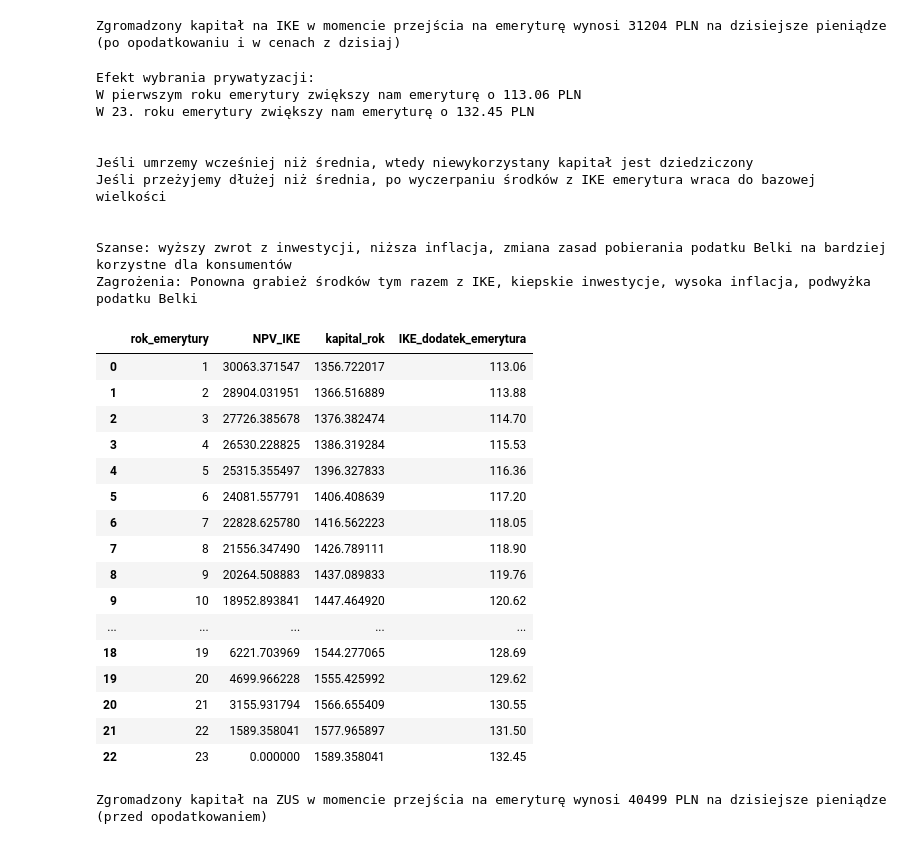
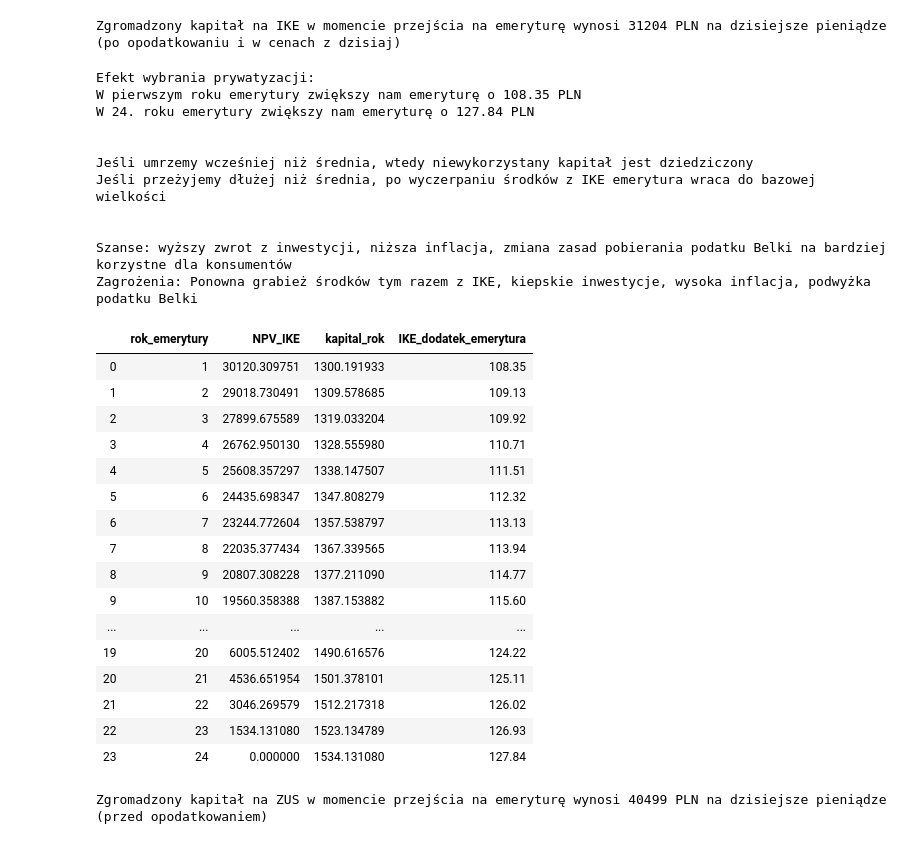
Before and after one commit to mwrabel/ofe-decision, a Jupyter notebook: ofe_czy_ike.ipynb, the cells around one changed output. Cells and saved outputs as stored; diff of their text form; code cells hidden in the pictures.

```diff
--- a/ofe_czy_ike.ipynb
+++ b/ofe_czy_ike.ipynb
@@ -13,18 +13,19 @@ stawka_pit = 0.17  # na emeryturze
 waloryzacja_emerytur = inflacja + 0.2*0.04  # oficjalna inflacja + 20% realnego wzrostu gospodarczego
 
 # Zmienna dla konkretnego przypadku
-prognozowana_emerytura_brutto = 1900
+prognozowana_emerytura_brutto = 3000
 skladka_zdrowotna = prognozowana_emerytura_brutto * 0.09
 zaliczka_pit = prognozowana_emerytura_brutto * stawka_pit - 556.02/12 - prognozowana_emerytura_brutto * 0.0775
 prognozowana_emerytura_netto = prognozowana_emerytura_brutto - skladka_zdrowotna - zaliczka_pit
 efektywna_stawka_opodatkowania = 1 - prognozowana_emerytura_netto / prognozowana_emerytura_brutto
 
 # TODO zmienny efektywny pit - (inflacja rośnie, to podatek się zmienia)
-ofe = 11500
-do_emerytury = 13
-lat_na_emeryturze = 18+5  # https://www.money.pl/emerytury/emerytury-gus-ma-jednoczesnie-dobra-i-zla-wiadomosc-dane-dotycza-sredniej-dlugosci-zycia-6363469538014849a.html
-oczekiwana_dlugosc_zycia = 77 # https://stat.gov.pl/obszary-tematyczne/ludnosc/trwanie-zycia/trwanie-zycia-w-2018-r-,2,13.html
-oczekiwana_liczba_lat_na_emeryturze = oczekiwana_dlugosc_zycia - 65
+ofe = 32000
+kobieta = 1
+do_emerytury = 9
+lat_na_emeryturze_wg_zus = 18+5*kobieta  # https://www.money.pl/emerytury/emerytury-gus-ma-jednoczesnie-dobra-i-zla-wiadomosc-dane-dotycza-sredniej-dlugosci-zycia-6363469538014849a.html
+oczekiwana_dlugosc_zycia = 84  # jesli dozyje do emerytury  # https://stat.gov.pl/obszary-tematyczne/ludnosc/trwanie-zycia/trwanie-zycia-w-2018-r-,2,13.html
+oczekiwana_liczba_lat_na_emeryturze = oczekiwana_dlugosc_zycia - 65 + 5*kobieta
 # %%
 # Historyczne wartości waloryzacji kapitału zgromadzonego w ZUS
 hist_waloryzacja = [1.1272, 1.0668, 1.0190, 1.0200, 1.0363, 1.0555, 1.0690, 1.1285, 1.1626, 1.0722, 1.0398, 1.0518, 1.0468, 1.0454, 1.0206, 1.0537, 1.0637, 1.0868, 1.0920]
@@ -53,63 +54,63 @@ print("Zgromadzony kapitał na IKE w momencie przejścia na emeryturę wynosi %d
 Zgromadzony kapitał na IKE w momencie przejścia na emeryturę wynosi 31204 PLN na dzisiejsze pieniądze (po opodatkowaniu i w cenach z dzisiaj)
 # %%
 # Etap 2: Po emeryturze
-projekcja_IKE = pd.Series(range(1, lat_na_emeryturze + 1), name='rok_emerytury').to_frame()
+projekcja_IKE = pd.Series(range(1, oczekiwana_liczba_lat_na_emeryturze + 1), name='rok_emerytury').to_frame()
 
 NPV_IKE_dyn = NPV_IKE
 NPV_IKE_list = list()
 kapital_rok = list()
 
 # Zakładamy, że na emeryturze kapitał pracuje nam na bezpiecznej lokacie (opodatkowanej podatkiem Belki)
-for rok in range(lat_na_emeryturze):
+for rok in range(oczekiwana_liczba_lat_na_emeryturze):
     # Kapitał wypłacamy sobie proporcjonalnie do pozostałych lat na emeryturze - np. pozostało nam (statystycznie) 5 lat, więc wypłacamy sobie 1/5 tego co zostało
-    kapital_rok.append(NPV_IKE_dyn / (lat_na_emeryturze - rok))
+    kapital_rok.append(NPV_IKE_dyn / (oczekiwana_liczba_lat_na_emeryturze - rok))
     # w międzyczasie, kapitał, który pozostał inwestujemy, ale zżera go nam też inflacja
-    NPV_IKE_dyn = (NPV_IKE_dyn - NPV_IKE_dyn/(lat_na_emeryturze - rok)) * (1 + r*(1-belka)) / (1+inflacja)
+    NPV_IKE_dyn = (NPV_IKE_dyn - NPV_IKE_dyn/(oczekiwana_liczba_lat_na_emeryturze - rok)) * (1 + r*(1-belka)) / (1+inflacja)
     NPV_IKE_list.append(NPV_IKE_dyn)
 
 projekcja_IKE['NPV_IKE'] = NPV_IKE_list
 projekcja_IKE['kapital_rok'] = kapital_rok
 projekcja_IKE['IKE_dodatek_emerytura'] = round(projekcja_IKE['kapital_rok']/12, 2)
 
 print("Efekt wybrania prywatyzacji:")
 print("W pierwszym roku emerytury zwiększy nam emeryturę o {} PLN".format(projekcja_IKE['IKE_dodatek_emerytura'].iloc[0]))
 print("W {}. roku emerytury zwiększy nam emeryturę o {} PLN".format(projekcja_IKE.shape[0], projekcja_IKE['IKE_dodatek_emerytura'].iloc[projekcja_IKE.shape[0]-1]))
 print("\n")
 print("Jeśli umrzemy wcześniej niż średnia, wtedy niewykorzystany kapitał jest dziedziczony")
 print("Jeśli przeżyjemy dłużej niż średnia, po wyczerpaniu środków z IKE emerytura wraca do bazowej wielkości")
 print("\n")
 print("Szanse: wyższy zwrot z inwestycji, niższa inflacja, zmiana zasad pobierania podatku Belki na bardziej korzystne dla konsumentów")
 print("Zagrożenia: Ponowna grabież środków tym razem z IKE, kiepskie inwestycje, wysoka inflacja, podwyżka podatku Belki")
 projekcja_IKE
 # %% [output]
 Efekt wybrania prywatyzacji:
-W pierwszym roku emerytury zwiększy nam emeryturę o 113.06 PLN
-W 23. roku emerytury zwiększy nam emeryturę o 132.45 PLN
+W pierwszym roku emerytury zwiększy nam emeryturę o 108.35 PLN
+W 24. roku emerytury zwiększy nam emeryturę o 127.84 PLN
 
 
 Jeśli umrzemy wcześniej niż średnia, wtedy niewykorzystany kapitał jest dziedziczony
 Jeśli przeżyjemy dłużej niż średnia, po wyczerpaniu środków z IKE emerytura wraca do bazowej wielkości
 
 
 Szanse: wyższy zwrot z inwestycji, niższa inflacja, zmiana zasad pobierania podatku Belki na bardziej korzystne dla konsumentów
 Zagrożenia: Ponowna grabież środków tym razem z IKE, kiepskie inwestycje, wysoka inflacja, podwyżka podatku Belki
 |  | rok_emerytury | NPV_IKE | kapital_rok | IKE_dodatek_emerytura |
-| 0 | 1 | 30063.371547 | 1356.722017 | 113.06 |
-| 1 | 2 | 28904.031951 | 1366.516889 | 113.88 |
-| 2 | 3 | 27726.385678 | 1376.382474 | 114.70 |
-| 3 | 4 | 26530.228825 | 1386.319284 | 115.53 |
-| 4 | 5 | 25315.355497 | 1396.327833 | 116.36 |
-| 5 | 6 | 24081.557791 | 1406.408639 | 117.20 |
-| 6 | 7 | 22828.625780 | 1416.562223 | 118.05 |
-| 7 | 8 | 21556.347490 | 1426.789111 | 118.90 |
-| 8 | 9 | 20264.508883 | 1437.089833 | 119.76 |
-| 9 | 10 | 18952.893841 | 1447.464920 | 120.62 |
+| 0 | 1 | 30120.309751 | 1300.191933 | 108.35 |
+| 1 | 2 | 29018.730491 | 1309.578685 | 109.13 |
+| 2 | 3 | 27899.675589 | 1319.033204 | 109.92 |
+| 3 | 4 | 26762.950130 | 1328.555980 | 110.71 |
+| 4 | 5 | 25608.357297 | 1338.147507 | 111.51 |
+| 5 | 6 | 24435.698347 | 1347.808279 | 112.32 |
+| 6 | 7 | 23244.772604 | 1357.538797 | 113.13 |
+| 7 | 8 | 22035.377434 | 1367.339565 | 113.94 |
+| 8 | 9 | 20807.308228 | 1377.211090 | 114.77 |
+| 9 | 10 | 19560.358388 | 1387.153882 | 115.60 |
 | ... | ... | ... | ... | ... |
-| 18 | 19 | 6221.703969 | 1544.277065 | 128.69 |
-| 19 | 20 | 4699.966228 | 1555.425992 | 129.62 |
-| 20 | 21 | 3155.931794 | 1566.655409 | 130.55 |
-| 21 | 22 | 1589.358041 | 1577.965897 | 131.50 |
-| 22 | 23 | 0.000000 | 1589.358041 | 132.45 |
+| 19 | 20 | 6005.512402 | 1490.616576 | 124.22 |
+| 20 | 21 | 4536.651954 | 1501.378101 | 125.11 |
+| 21 | 22 | 3046.269579 | 1512.217318 | 126.02 |
+| 22 | 23 | 1534.131080 | 1523.134789 | 126.93 |
+| 23 | 24 | 0.000000 | 1534.131080 | 127.84 |
 # %%
 # Wariant 2: Przeniesienie środków do ZUS
 # Etap 1: Do emerytury
```
Also changed, not shown: parts of 8 cells of this notebook.
